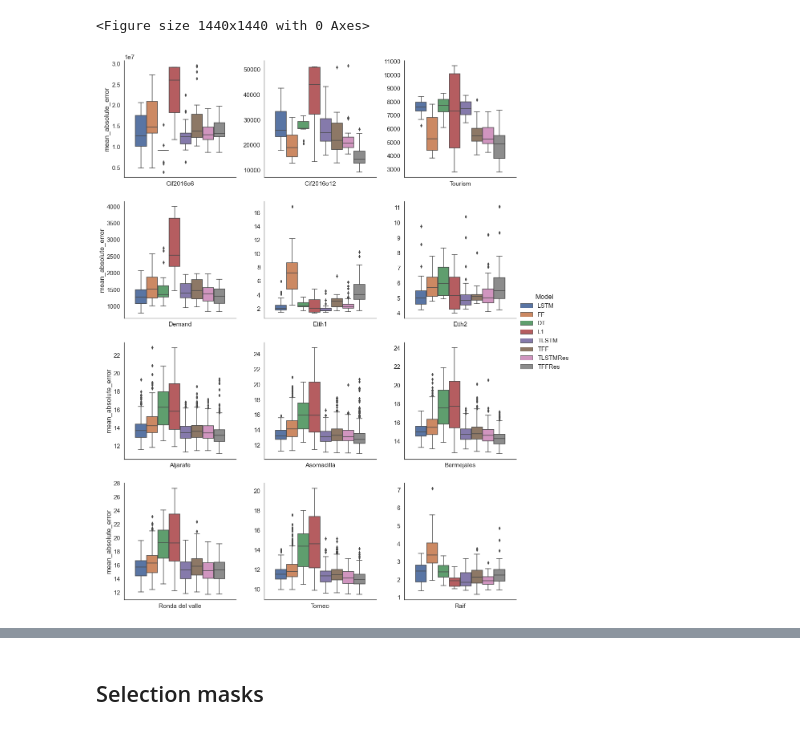
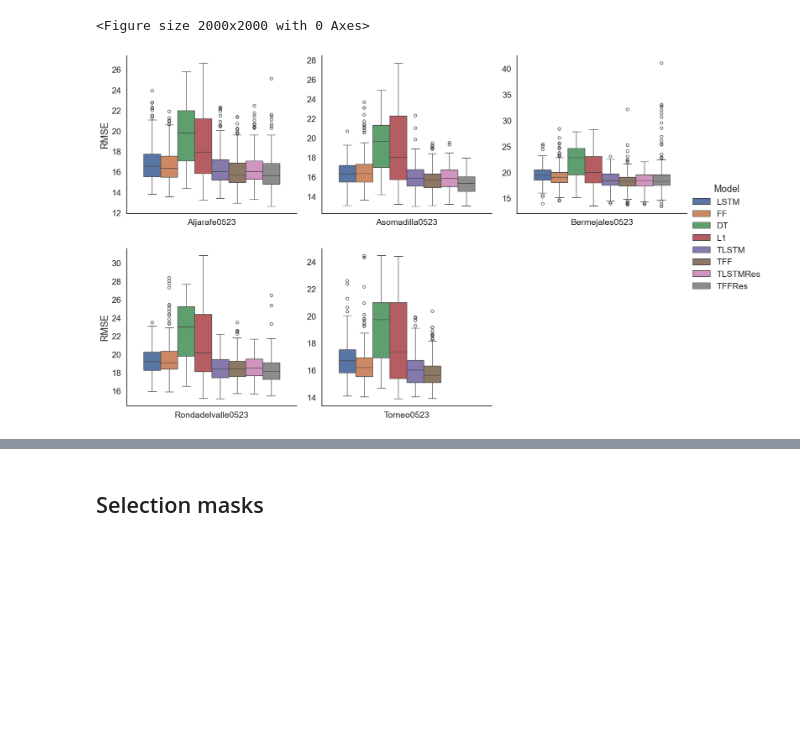
Before and after one commit to manjimnav/ResSelNet, a Jupyter notebook: analysis.ipynb, the cells around one changed output, grey strips where cells are left out. Drawn from its saved outputs; the diff is of its cells as text; code cells hidden in the pictures; blank space fills up the shorter version.

```diff
--- a/analysis.ipynb
+++ b/analysis.ipynb
@@ -7,31 +21,16 @@ sns.set()
 # %%
-
-total_metrics = pd.DataFrame()
-for file in glob("results/ResSelNet/*.csv"):
-    metrics = pd.read_csv(file)
-    total_metrics = pd.concat((total_metrics, metrics)).reset_index(drop=True)
+total_metrics = pd.read_csv("results/ResSelNet/results_pollution_expanding_window.csv")
 
 total_metrics["n_features"] = total_metrics.selected_features.str.replace("' '", "','", regex=True).apply(eval).apply(len)
 # %%
 total_metrics['model_name'] = total_metrics['model_name'].replace({'decisiontree': 'DT', 'lstm': "LSTM"})
-total_metrics['selection_name'] = total_metrics['selection_name'].replace({'NoSelection': 'NS', 'TimeSelectionLayer': 'TSL'})
+total_metrics['selection_name'] = total_metrics['selection_name'].replace({'NoSelection': 'NS', 'TimeSelectionLayer': 'TSL', 'TimeSelectionLayerResidual': 'TSL'})
 
 total_metrics.loc[(total_metrics.selection_name=='TSL') & (total_metrics.model_name=='LSTM')  & (total_metrics.selection_params_residual), 'model_name'] = 'TLSTMRes'
 total_metrics.loc[(total_metrics.selection_name=='TSL') & (total_metrics.model_name=='LSTM')& (~total_metrics.selection_params_residual.fillna(False)), 'model_name'] = 'TLSTM'
 total_metrics.loc[(total_metrics.selection_name=='TSL') & (total_metrics.model_name=='dense')& (total_metrics.selection_params_residual), 'model_name'] = 'TFFRes'
 total_metrics.loc[(total_metrics.selection_name=='TSL') & (total_metrics.model_name=='dense')& (~total_metrics.selection_params_residual.fillna(False)), 'model_name'] = 'TFF'
+
 total_metrics['model_name'] = total_metrics['model_name'].replace({'dense': 'FF', 'lasso': 'L1'})
-total_metrics['dataset'] = total_metrics['dataset'].apply(lambda x: x.capitalize()).replace({'Rondadelvalle': 'Ronda del valle'})
+total_metrics['dataset'] = total_metrics['dataset_name'].apply(lambda x: x.capitalize()).replace({'Rondadelvalle': 'Ronda del valle'})
 total_metrics.drop("dataset_name", inplace=True, axis=1)
-# %%
-model_params = [col for col in total_metrics.columns if 'model_params' in col or 'selection_params' in col ]
-pd.set_option('display.max_columns', 500)
-
-grouped = total_metrics.groupby(['dataset', 'selection_name', 'model_name', *model_params], dropna=False)[["root_mean_squared_error"]].mean()
-best_index = grouped.loc[grouped.groupby(['dataset', 'selection_name', 'model_name', 'selection_params_residual'], dropna=False).root_mean_squared_error.idxmin()].index
-
-total_metrics_indexed = total_metrics.set_index(['dataset', 'selection_name', 'model_name',*model_params])
-
-best_by_year = total_metrics_indexed.loc[best_index, ['root_mean_squared_error', 'mean_absolute_error', 'mean_squared_error', 'dataset_params_test_year', 'dataset_params_seq_len', 'dataset_params_crossval', "dataset_params_shift","dataset_params_pred_len", 'features', 'selected_features', 'duration', 'n_features']].reset_index()
-
-best_by_year[(best_by_year.dataset_params_test_year>2005) | (best_by_year.dataset_params_test_year.isna())].groupby(['dataset', 'model_name'], dropna=False)[["root_mean_squared_error", "mean_squared_error", "mean_absolute_error", "duration", 'n_features', 'dataset_params_seq_len']].mean().reset_index().pivot(index = 'dataset', columns='model_name', values=['mean_absolute_error', 'n_features', 'dataset_params_seq_len']).round(1)#[["TFF", "TLSTM"]]#.to_latex()
@@ -62,10 +66,0 @@ best_by_year[(best_by_year.dataset_params_test_year>2005) | (best_by_year.datase
-# %%
-model_params = [col for col in total_metrics.columns if 'model_params' in col or 'selection_params' in col]
-grouped = total_metrics.groupby(['dataset', 'selection_name', 'model_name', *model_params], dropna=False)[["root_mean_squared_error_valid"]].mean()
-best_index = grouped.loc[grouped.groupby(['dataset', 'selection_name', 'model_name', 'selection_params_residual'], dropna=False).root_mean_squared_error_valid.idxmin()].index
-
-total_metrics_indexed = total_metrics.set_index(['dataset', 'selection_name', 'model_name',*model_params])
-
-best_by_year = total_metrics_indexed.loc[best_index, ['root_mean_squared_error', 'mean_absolute_error', 'mean_squared_error', 'dataset_params_test_year', 'dataset_params_seq_len', 'features', 'selected_features', 'duration', 'n_features']].reset_index()
-
-best_by_year[(best_by_year.dataset_params_test_year>2005) | (best_by_year.dataset_params_test_year.isna())].groupby(['dataset', 'model_name'], dropna=False)[["root_mean_squared_error", "mean_squared_error", "mean_absolute_error", "duration", 'n_features']].mean().reset_index().pivot(index = 'dataset', columns='model_name', values=['mean_absolute_error', 'n_features']).round(1)#[["TFF", "TLSTM"]]#.to_latex()
@@ -84,15 +67,15 @@ best_by_year[(best_by_year.dataset_params_test_year>2005) | (best_by_year.datase
 # %%
 sns.set(font_scale=1.4, style='white')
 plt.figure(figsize=(20,20))
 #total_metrics.loc[:, 'selection_params_residual'] = total_metrics.loc[:, 'selection_params_residual'].fillna(False)
-total_metrics = total_metrics.rename({'model_name': 'Model', 'root_mean_squared_error': 'RMSE', 'n_features': '# Features'}, axis=1)
-g = sns.catplot(data=total_metrics, kind='box', x='dataset', y="mean_absolute_error", col='dataset', hue='Model', sharex=False, sharey=False, col_wrap=3, legend=True)#.set_yscale("log")
+total_metrics_renamed = total_metrics.rename({'model_name': 'Model', 'rmse': 'RMSE', 'n_features': '# Features'}, axis=1)
+g = sns.catplot(data=total_metrics_renamed, kind='box', x='dataset', y="RMSE", col='dataset', hue='Model', sharex=False, sharey=False, col_wrap=3, legend=True)#.set_yscale("log")
 g.set(xlabel=None)
 g.set_titles(template='')
 plt.show()
 # %% [output]
-<Figure size 1440x1440 with 0 Axes>
+<Figure size 2000x2000 with 0 Axes>
-[figure, old version]
+[figure, new version]
 # %%
 sns.set(font_scale=1.4, style='white')
 plt.figure(figsize=(20,20))
```
Also changed, not shown: parts of 8 cells of this notebook, 3 other files.
